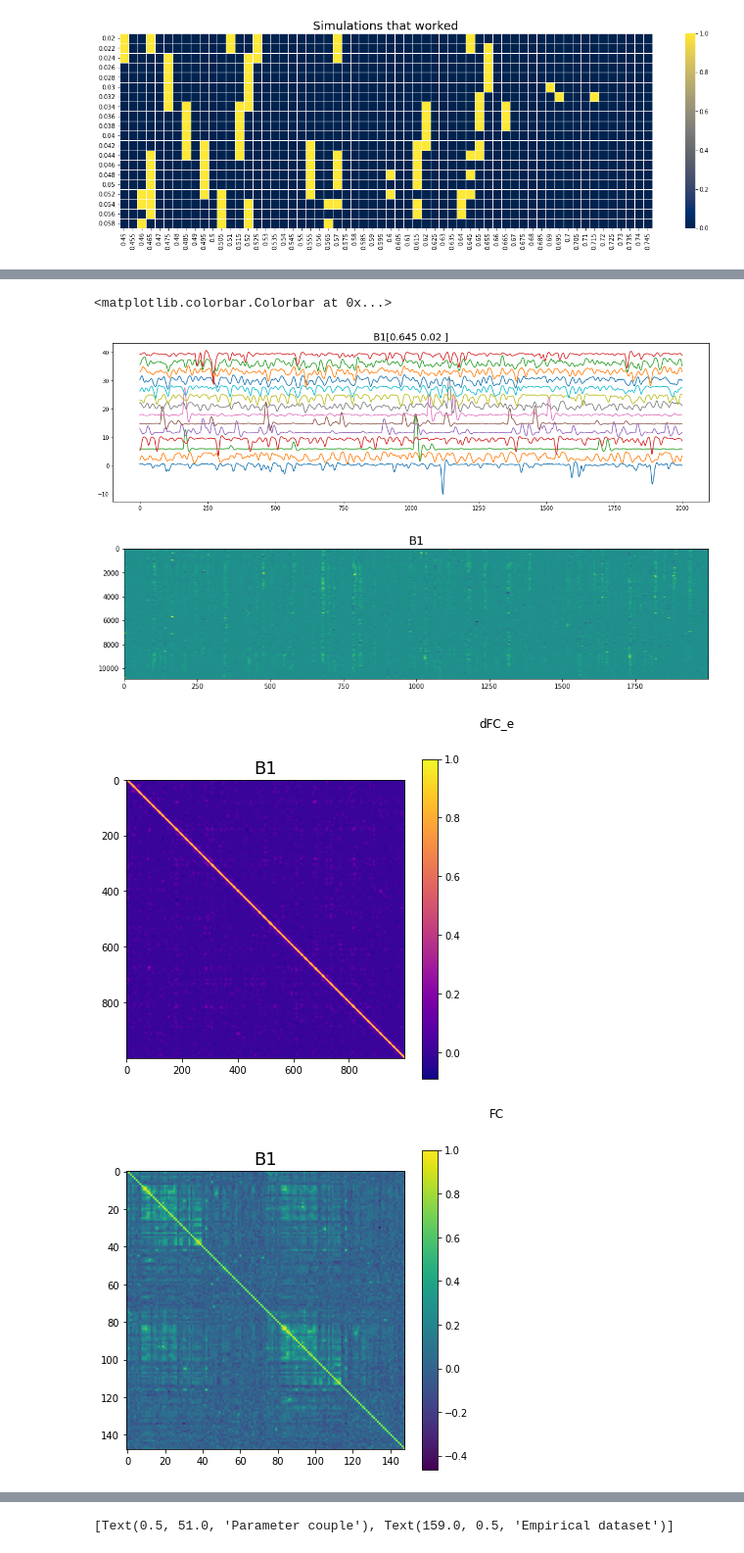
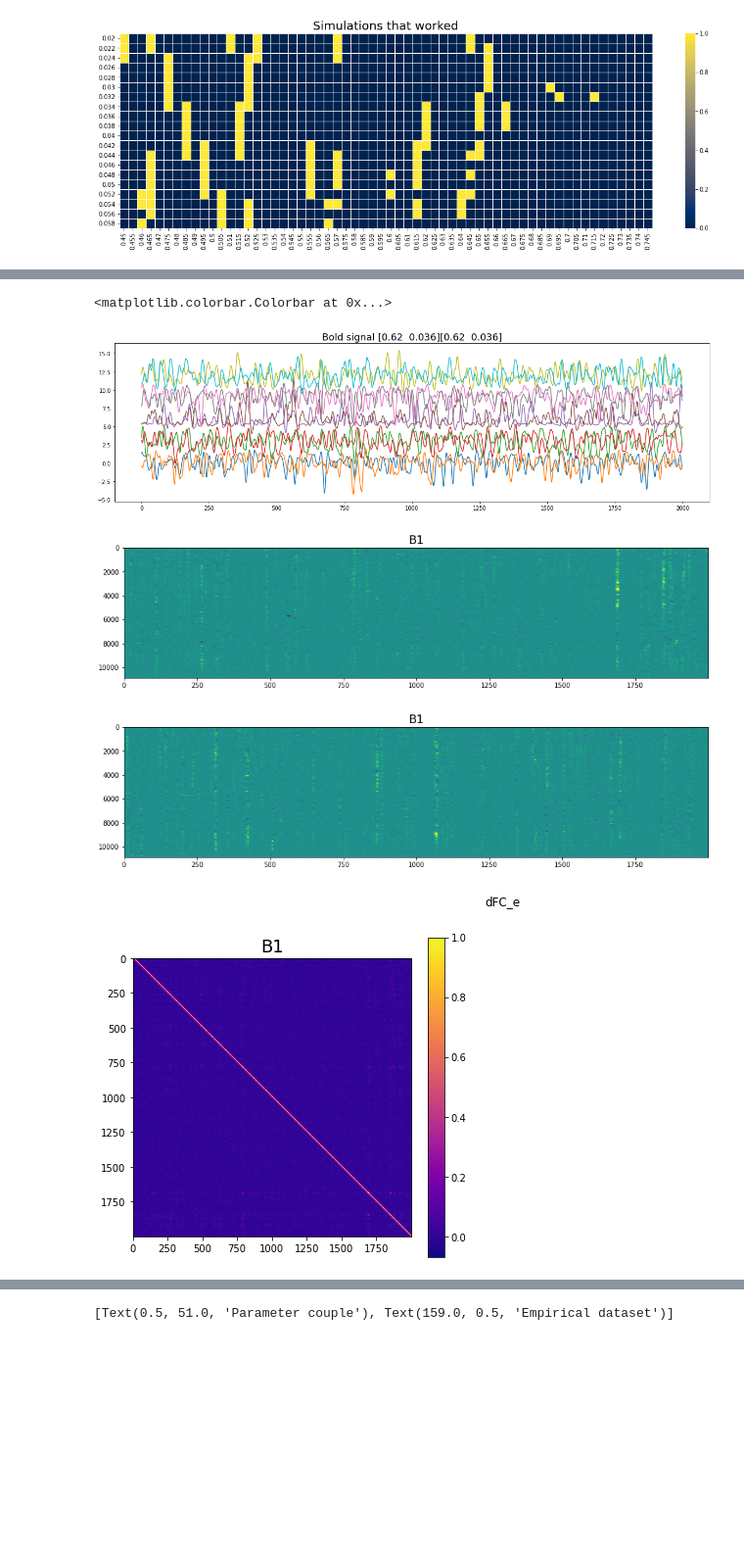
Before and after one commit to etienneguevel/etienne, a Jupyter notebook: notebooks/Study_simulations.ipynb, the cells around one changed output, grey strips where cells are left out. Shown at 98% size. Saved outputs shown, nothing was run; the diff lists cells and outputs as text; code cells hidden in the pictures; blank space fills up the shorter version.

```diff
--- a/notebooks/Study_simulations.ipynb
+++ b/notebooks/Study_simulations.ipynb
@@ -67,7 +75,7 @@ def best_PP(Bold,Bsim):
     return(np.argwhere(M == np.amax(M)),np.amax(M))
 # %%
 path='/home/etienne/data/simulation_first_batch/'
-path2='/home/etienne/data/dataXetien/'
+path2='/home/etienne/data/simulation_second_batch/'
 
 remove_roi=[55, 56, 57, 58, 59, 60, 61, 62, 63, 64, 65, 66, 67, 68, 69, 70, 71, 72, 73,
             129, 130,  131,  132,  133,  134,  135,  136,  137,  138,  139,  140, 141, 142, 143,144,145,146,147, 27, 101]
@@ -88,4 +96,19 @@ for filename in os.listdir(path):
     i+=1
+# %%
+Blen=2000
+nregions=148
+file_number=(len([name for name in os.listdir(path2) if os.path.isfile(os.path.join(path2, name))]))
+B2=np.zeros((Blen,nregions,file_number))
+param2=np.zeros((file_number,2))
+regex = re.compile('\d*\.?\d+')
+
+i=0
+for filename in os.listdir(path2):
+    bold=np.load(path2+filename)['Bold_data'][-Blen:,0,:]
+    G,N=np.array(regex.findall(filename),dtype='float')[1:]
+    B2[:,:,i]=bold
+    param2[i,:]=np.round(G,decimals=3),np.round(N,decimals=3)
+    i+=1
 # %%
 data=np.load(path2+'EPI_DMN_A30_CNO_Wt89{}_Baseline.npy'.format(34))
 Blen=data.shape[0]
@@ -118,32 +143,57 @@ ax=sns.heatmap(paramset.T,cmap='cividis',linewidths=.8,xticklabels=G_LIST,ytickl
 # %% [output]
 [figure]
 # %%
-k=90
-B1=B[:,:,k]
+G=0.62
+N=0.036
+k1=(np.where((param1[:,0]==G)&(param1[:,1]==N)))[0][0]
+k2=(np.where((param2[:,0]==G)&(param2[:,1]==N)))[0][0]
+Bplot=B1[:,:,k1]
+Bplotb=B2[:,:,k2]
+
 plt.figure(figsize=(20,12))
 plt.subplot(211)
-plt.title('B1'+np.str(param[k,:]),fontsize=18)
-for i in range(14):
-    plt.plot(stats.zscore(B1[:,i])+3*i)
+plt.title('Bold signal '+np.str(param1[k1,:])+np.str(param2[k2,:]),fontsize=18)
+for i in range(5):
+    plt.plot(stats.zscore(Bplot[:,i])+3*i)
+    plt.plot(stats.zscore(Bplotb[:,i])+3*i)
 
 
 plt.figure(figsize=(16,8))
 plt.subplot(211)
 plt.title('B1',fontsize=18)
-plt.imshow(go_edge(B1).T,vmin=-5.,vmax=5.,aspect='auto')
+plt.imshow(go_edge(Bplot).T,vmin=-5.,vmax=5.,aspect='auto')
+
+plt.figure(figsize=(16,8))
+plt.subplot(211)
+plt.title('B1',fontsize=18)
+plt.imshow(go_edge(Bplotb).T,vmin=-5.,vmax=5.,aspect='auto')
 
 plt.figure(figsize=(14,6))
 plt.suptitle('dFC_e')
 plt.subplot(121)
 plt.title('B1',fontsize=18)
-plt.imshow(np.corrcoef(go_edge(B1[500:1500,:])),cmap='plasma')
+plt.imshow(np.corrcoef(go_edge(Bplot)),cmap='plasma')
+plt.colorbar()
+
+plt.figure(figsize=(14,6))
+plt.suptitle('dFC_e')
+plt.subplot(121)
+plt.title('B1',fontsize=18)
+plt.imshow(np.corrcoef(go_edge(Bplotb)),cmap='plasma')
 plt.colorbar()
 
 plt.figure(figsize=(14,6))
 plt.suptitle('FC')
 plt.subplot(121)
 plt.title('B1',fontsize=18)
-plt.imshow(np.corrcoef(B1.T))
+plt.imshow(np.corrcoef(Bplot.T))
 plt.colorbar()
+
+plt.figure(figsize=(14,6))
+plt.suptitle('FC')
+plt.subplot(121)
+plt.title('B1',fontsize=18)
+plt.imshow(np.corrcoef(Bplotb.T))
+plt.colorbar()
 # %% [output]
 Deprecated in NumPy 1.20; for more details and guidance: https://numpy.org/devdocs/release/1.20.0-notes.html#deprecations
@@ -151,5 +201,5 @@ Deprecated in NumPy 1.20; for more details and guidance: https://numpy.org/devdo
 <matplotlib.colorbar.Colorbar at 0x...>
-[figure, old version]
+[figure, new version]
-[figure, old version]
+[figure, new version]
-[figure, old version]
+[figure, new version]
-[figure, old version]
+[figure, new version]
```
Also changed, not shown: parts of 8 cells of this notebook, 2 other files.
